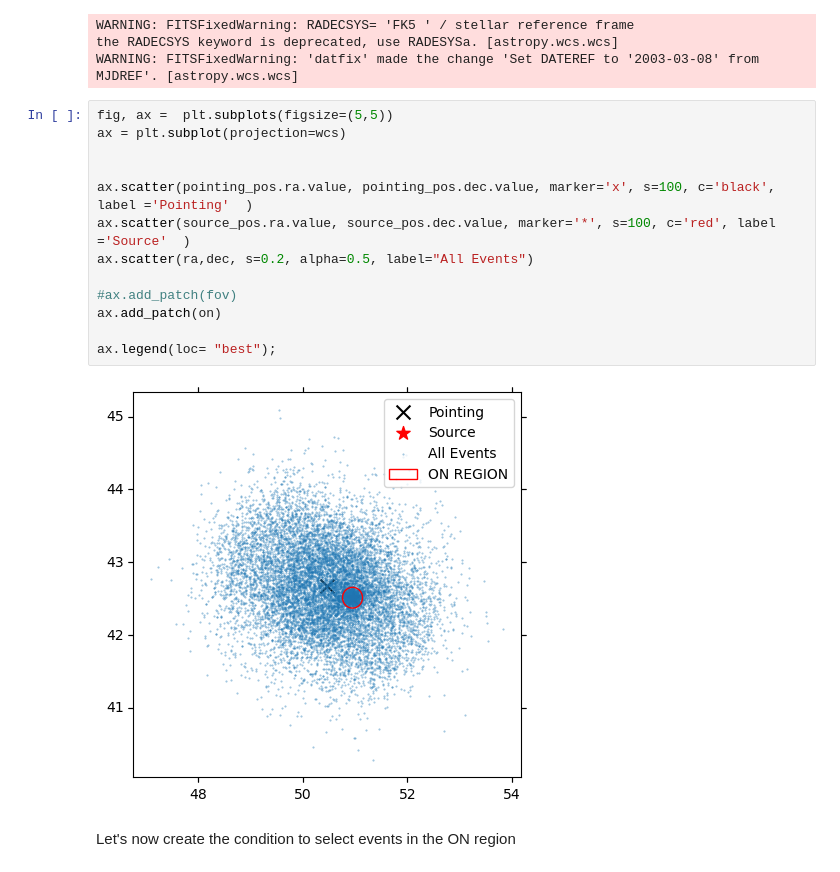
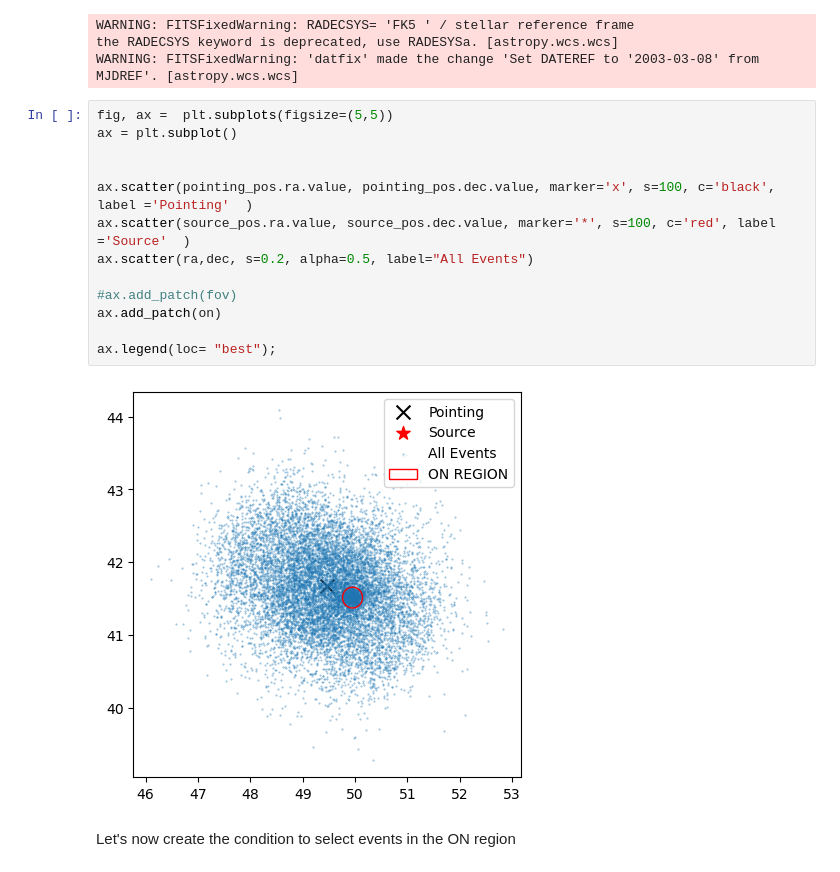
Before and after one commit to datacamp-astro/2022-arqus-bergen, a Jupyter notebook: hands_on/2_data_astro/astrodata_intro_astropy.ipynb, the cells around one changed output. Saved outputs shown, nothing was run; the diff lists cells and outputs as text.

```diff
--- a/hands_on/2_data_astro/astrodata_intro_astropy.ipynb
+++ b/hands_on/2_data_astro/astrodata_intro_astropy.ipynb
@@ -389,19 +445,19 @@ the RADECSYS keyword is deprecated, use RADESYSa. [astropy.wcs.wcs]
 WARNING: FITSFixedWarning: 'datfix' made the change 'Set DATEREF to '2003-03-08' from MJDREF'. [astropy.wcs.wcs]
 # %%
 fig, ax =  plt.subplots(figsize=(5,5))
-ax = plt.subplot(projection=wcs)
+ax = plt.subplot()
 
 
 ax.scatter(pointing_pos.ra.value, pointing_pos.dec.value, marker='x', s=100, c='black', label ='Pointing'  )
 ax.scatter(source_pos.ra.value, source_pos.dec.value, marker='*', s=100, c='red', label ='Source'  )
 ax.scatter(ra,dec, s=0.2, alpha=0.5, label="All Events")
 
 #ax.add_patch(fov)
 ax.add_patch(on)
 
 ax.legend(loc= "best");
 # %% [output]
-[figure, old version]
+[figure, new version]
 # %% [markdown]
 Let's now create the condition to select events in the ON region
 # %%
```
Also changed, not shown: parts of 12 cells of this notebook.
